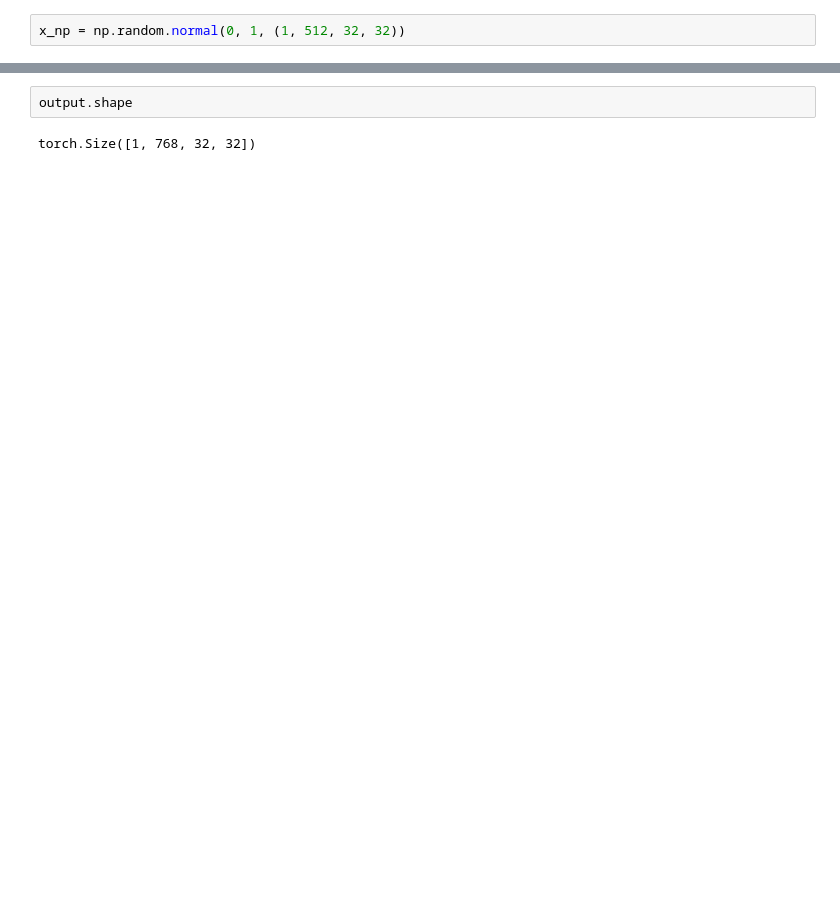
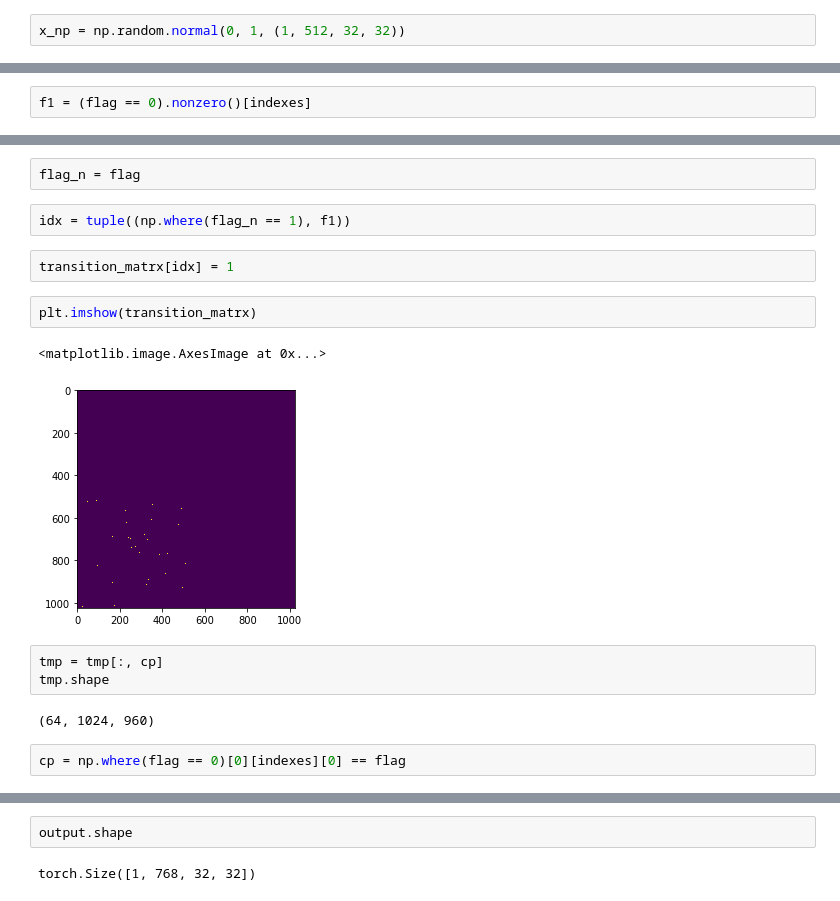
Before and after one commit to Zhaoyi-Yan/Shift-Net_pytorch, a Jupyter notebook: notebooks/OptimizingShift.ipynb, the cells around one changed output, grey strips where cells are left out. Cells and saved outputs as stored; diff of their text form; blank space fills up the shorter version.

Commit message:
'Bug corrected for transition matrix'

```diff
--- a/notebooks/OptimizingShift.ipynb
+++ b/notebooks/OptimizingShift.ipynb
@@ -103,0 +98,2 @@ Wall time: 613 ms
+# %%
+f1 = (flag == 0).nonzero()[indexes]
@@ -103,0 +118,18 @@ Wall time: 613 ms
+# %%
+flag_n = flag
+# %%
+idx = tuple((np.where(flag_n == 1), f1))
+# %%
+transition_matrx[idx] = 1
+# %%
+plt.imshow(transition_matrx)
+# %% [output]
+<matplotlib.image.AxesImage at 0x...>
+[figure, added]
+# %%
+tmp = tmp[:, cp]
+tmp.shape
+# %% [output]
+(64, 1024, 960)
+# %%
+cp = np.where(flag == 0)[0][indexes][0] == flag
```
Also changed, not shown: parts of 33 cells of this notebook, 4 other files.
